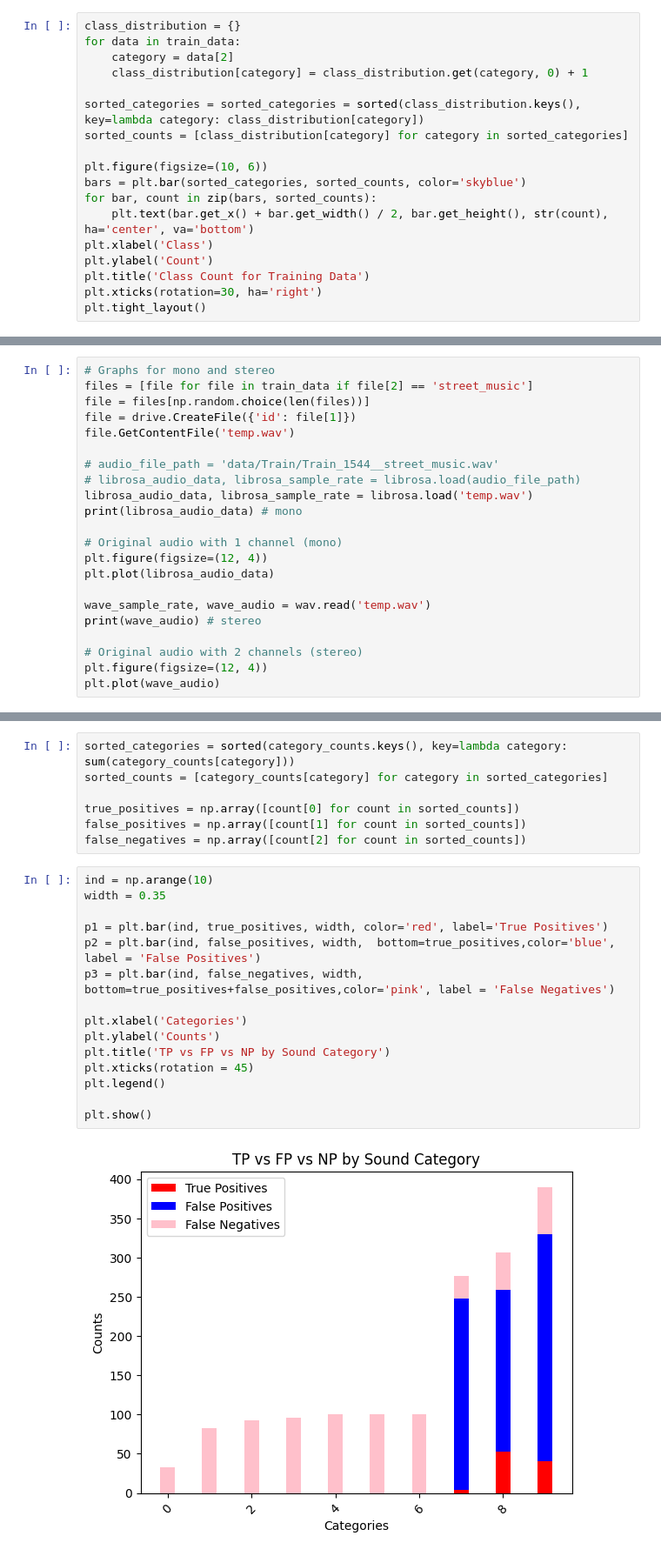
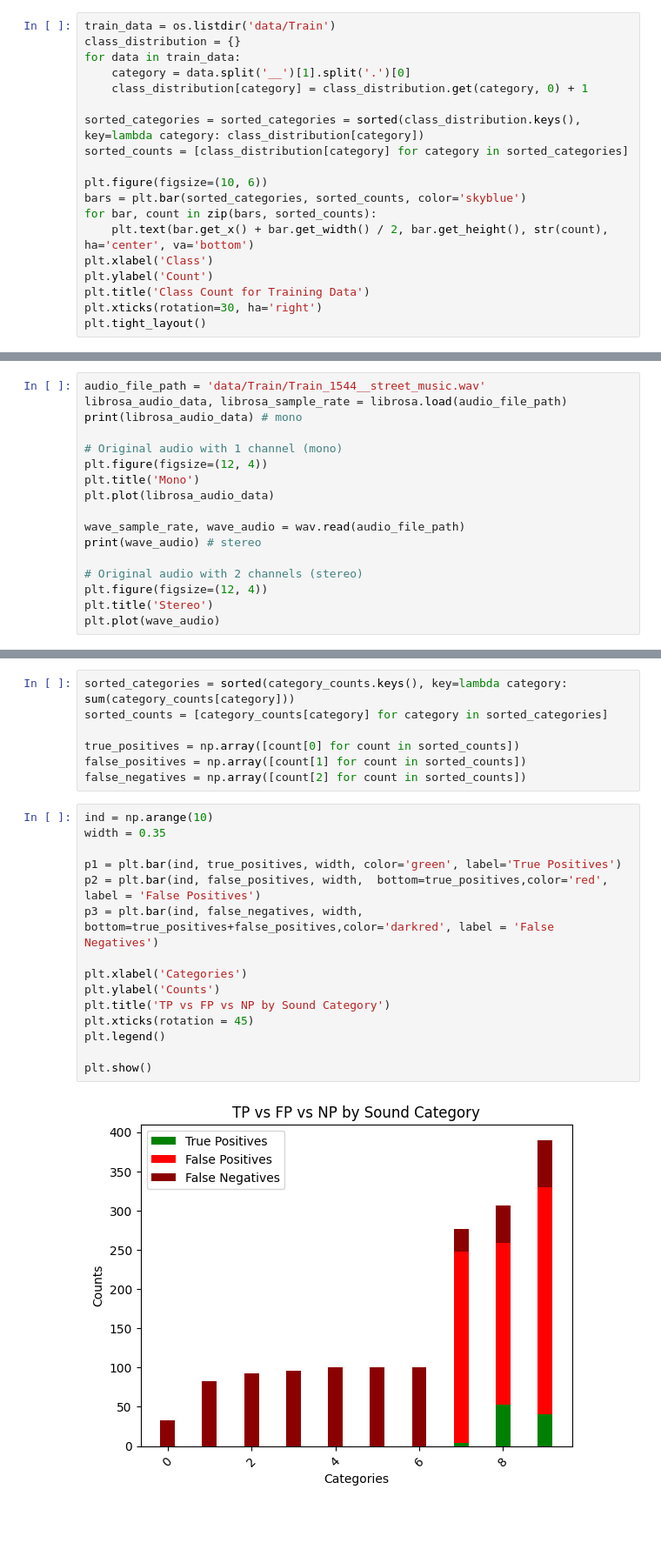
Before and after one commit to jasonmatthewsuhari/IT1244_UrbanSound, a Jupyter notebook: Urban Sound Analysis.ipynb, the cells around one changed output, grey strips where cells are left out. Shown at 87% size. Cells and saved outputs as stored; diff of their text form; blank space fills up the shorter version.

```diff
--- a/Urban Sound Analysis.ipynb
+++ b/Urban Sound Analysis.ipynb
@@ -152,9 +82,10 @@ Authentication successful.
 # %% [markdown]
 ##### Training data class_distribution
 # %%
+train_data = os.listdir('data/Train')
 class_distribution = {}
 for data in train_data:
-    category = data[2]
+    category = data.split('__')[1].split('.')[0]
     class_distribution[category] = class_distribution.get(category, 0) + 1
 
 sorted_categories = sorted_categories = sorted(class_distribution.keys(), key=lambda category: class_distribution[category])
@@ -209,24 +146,19 @@ for class_name in class_distribution.keys():
 # %% [markdown]
 ##### Mono vs Stereo
 # %%
-# Graphs for mono and stereo
-files = [file for file in train_data if file[2] == 'street_music']
-file = files[np.random.choice(len(files))]
-file = drive.CreateFile({'id': file[1]})
-file.GetContentFile('temp.wav')
-
-# audio_file_path = 'data/Train/Train_1544__street_music.wav'
-# librosa_audio_data, librosa_sample_rate = librosa.load(audio_file_path)
-librosa_audio_data, librosa_sample_rate = librosa.load('temp.wav')
+audio_file_path = 'data/Train/Train_1544__street_music.wav'
+librosa_audio_data, librosa_sample_rate = librosa.load(audio_file_path)
 print(librosa_audio_data) # mono
 
 # Original audio with 1 channel (mono)
 plt.figure(figsize=(12, 4))
+plt.title('Mono')
 plt.plot(librosa_audio_data)
 
-wave_sample_rate, wave_audio = wav.read('temp.wav')
+wave_sample_rate, wave_audio = wav.read(audio_file_path)
 print(wave_audio) # stereo
 
 # Original audio with 2 channels (stereo)
 plt.figure(figsize=(12, 4))
+plt.title('Stereo')
 plt.plot(wave_audio)
@@ -636,18 +561,18 @@ false_negatives = np.array([count[2] for count in sorted_counts])
 # %%
 ind = np.arange(10)
 width = 0.35
 
-p1 = plt.bar(ind, true_positives, width, color='red', label='True Positives')
-p2 = plt.bar(ind, false_positives, width,  bottom=true_positives,color='blue', label = 'False Positives')
-p3 = plt.bar(ind, false_negatives, width,  bottom=true_positives+false_positives,color='pink', label = 'False Negatives')
+p1 = plt.bar(ind, true_positives, width, color='green', label='True Positives')
+p2 = plt.bar(ind, false_positives, width,  bottom=true_positives,color='red', label = 'False Positives')
+p3 = plt.bar(ind, false_negatives, width,  bottom=true_positives+false_positives,color='darkred', label = 'False Negatives')
 
 plt.xlabel('Categories')
 plt.ylabel('Counts')
 plt.title('TP vs FP vs NP by Sound Category')
 plt.xticks(rotation = 45)
 plt.legend()
 
 plt.show()
 # %% [output]
-[figure, old version]
+[figure, new version]
 # %%
```
Also changed, not shown: parts of 17 cells of this notebook, 1 other file.
